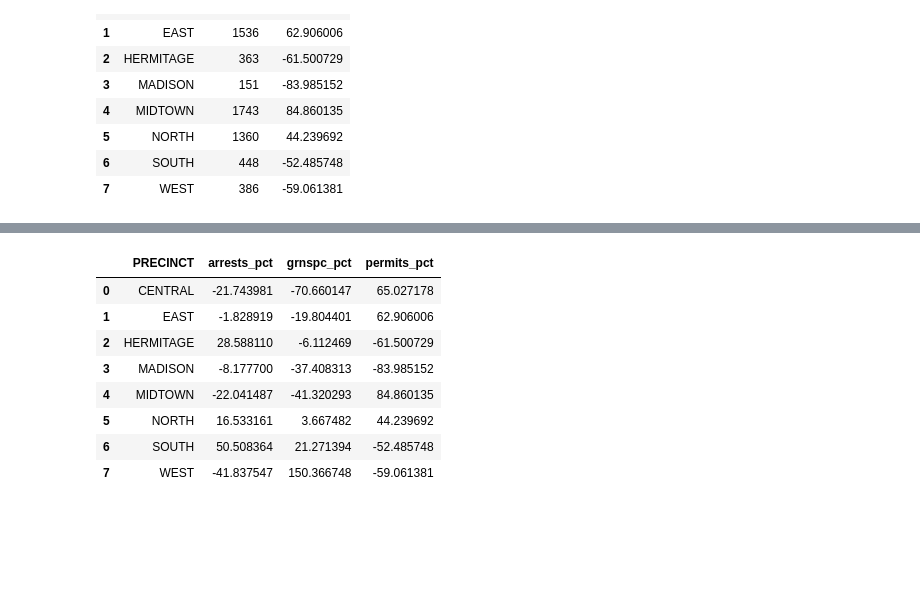
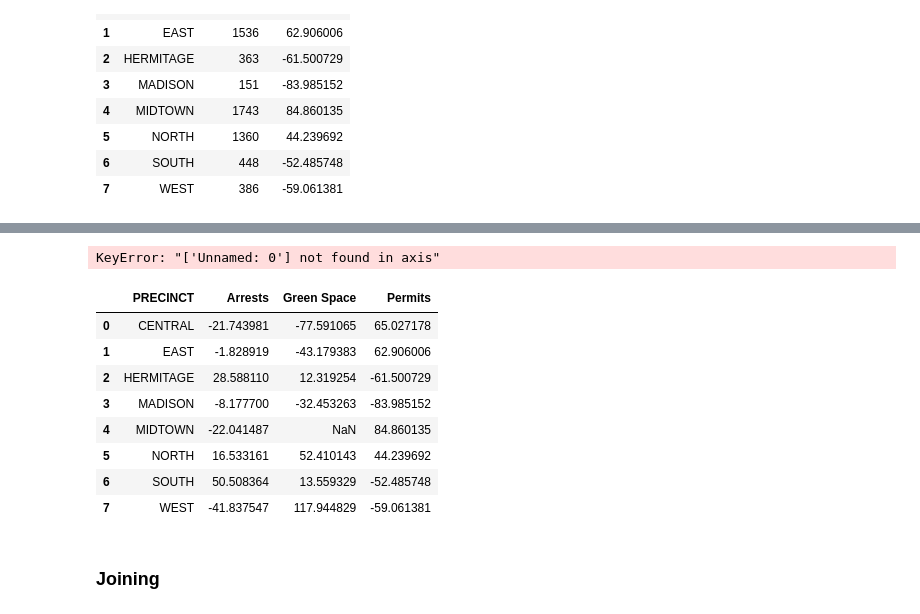
Before and after one commit to lou-knoble/capstone-nash-community-analysis, a Jupyter notebook: notebooks/composite.ipynb, the cells around one changed output, grey strips where cells are left out. Drawn from its saved outputs; the diff is of its cells as text; code cells hidden in the pictures; blank space fills up the shorter version.

```diff
--- a/notebooks/composite.ipynb
+++ b/notebooks/composite.ipynb
@@ -72,2 +77,2 @@ percent_change(greenspace, value_col='GlobalID')
 # %%
-greenspace_pct = greenspace.drop(columns='GlobalID')
+greenspace_pct = greenspace.drop(columns='Mileage')
@@ -97,8 +110,8 @@ permits_pct = permits.drop(columns='Permit__')
 # %%
 # Excluding 'Outside Nash'
-arrests = arrests.loc[arrests['PRECINCT'].isin(['CENTRAL', 'EAST', 'HERMITAGE', 'MADISON', 'MIDTOWN', 'NORTH', 'SOUTH', 'WEST'])]
+arrests_pct = arrests_pct.loc[arrests_pct['PRECINCT'].isin(['CENTRAL', 'EAST', 'HERMITAGE', 'MADISON', 'MIDTOWN', 'NORTH', 'SOUTH', 'WEST'])]
 # %%
 # Joining arrests and greenspace
 arrests_grnspc = (pd.merge(left=arrests_pct, right=greenspace_pct, how='left', on='PRECINCT')
-                    .rename(columns={'PercChange_x' : 'arrests_pct', 'PercChange_y' : 'grnspc_pct'})
+                    .rename(columns={'PercChange_x' : 'Arrests', 'PercChange_y' : 'Green Space'})
                     )
@@ -105,17 +130,22 @@ arrests_grnspc = (pd.merge(left=arrests_pct, right=greenspace_pct, how='left', o
 # %%
 # Joining permits
-composite = (pd.merge(left=arrests_grnspc, right=permits_pct, how='left', on='PRECINCT')
-                    .rename(columns={'PercChange' : 'permits_pct'})
+composite_pcts = (pd.merge(left=arrests_grnspc, right=permits_pct, how='left', on='PRECINCT')
+                    .rename(columns={'PercChange' : 'Permits'})
+                    .drop(columns='Unnamed: 0')
                     )
+# %% [output]
+KeyError: "['Unnamed: 0'] not found in axis"
 # %%
-composite
+composite_pcts
 # %% [output]
-|  | PRECINCT | arrests_pct | grnspc_pct | permits_pct |
-| 0 | CENTRAL | -21.743981 | -70.660147 | 65.027178 |
-| 1 | EAST | -1.828919 | -19.804401 | 62.906006 |
-| 2 | HERMITAGE | 28.588110 | -6.112469 | -61.500729 |
-| 3 | MADISON | -8.177700 | -37.408313 | -83.985152 |
-| 4 | MIDTOWN | -22.041487 | -41.320293 | 84.860135 |
-| 5 | NORTH | 16.533161 | 3.667482 | 44.239692 |
-| 6 | SOUTH | 50.508364 | 21.271394 | -52.485748 |
-| 7 | WEST | -41.837547 | 150.366748 | -59.061381 |
+|  | PRECINCT | Arrests | Green Space | Permits |
+| 0 | CENTRAL | -21.743981 | -77.591065 | 65.027178 |
+| 1 | EAST | -1.828919 | -43.179383 | 62.906006 |
+| 2 | HERMITAGE | 28.588110 | 12.319254 | -61.500729 |
+| 3 | MADISON | -8.177700 | -32.453263 | -83.985152 |
+| 4 | MIDTOWN | -22.041487 | NaN | 84.860135 |
+| 5 | NORTH | 16.533161 | 52.410143 | 44.239692 |
+| 6 | SOUTH | 50.508364 | 13.559329 | -52.485748 |
+| 7 | WEST | -41.837547 | 117.944829 | -59.061381 |
+# %% [markdown]
+### Joining
```
Also changed, not shown: parts of 46 cells of this notebook.
